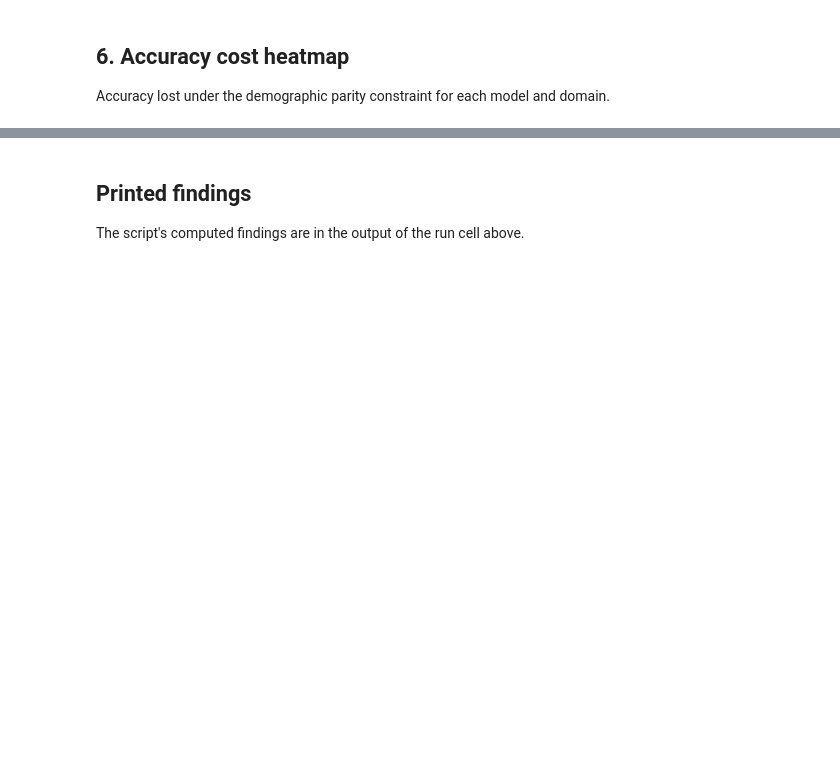
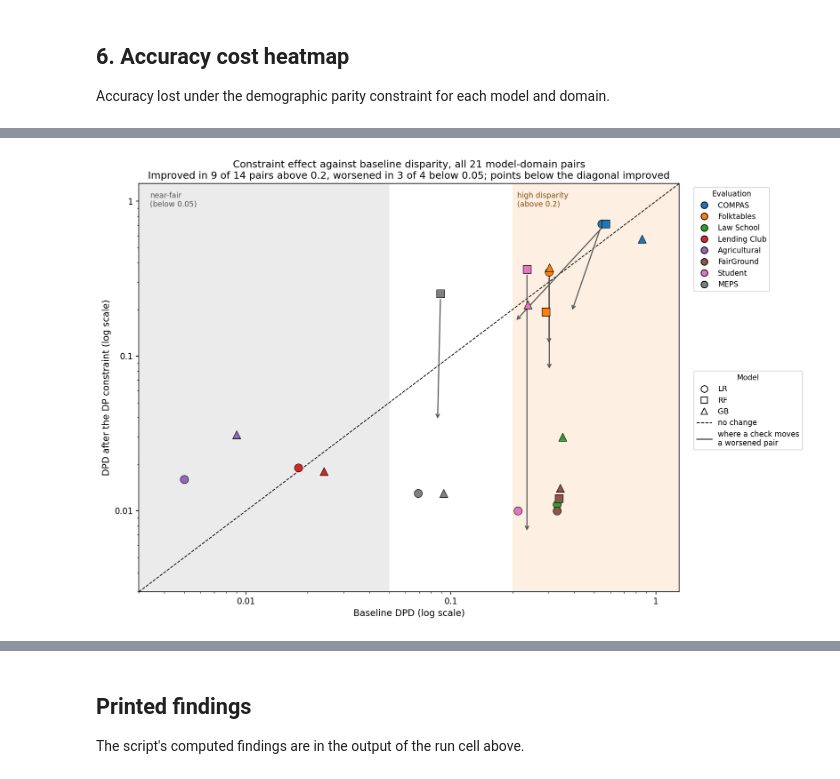
Before and after one commit to nithinnarla/fape-fairness-ml, a Jupyter notebook: notebooks/threshold_aggregation.ipynb, the cells around one changed output, grey strips where cells are left out. Drawn from its saved outputs; the diff is of its cells as text; code cells hidden in the pictures; blank space fills up the shorter version.

```diff
--- a/notebooks/threshold_aggregation.ipynb
+++ b/notebooks/threshold_aggregation.ipynb
@@ -94,0 +99,4 @@ display(Image('figures/stage2/aggregation_acc_cost_heatmap.png'))
+# %%
+display(Image('figures/stage2/aggregation_effectiveness_pattern.png'))
+# %% [output]
+[figure, added]
```
Also changed, not shown: parts of 11 cells of this notebook, 9 other files.
